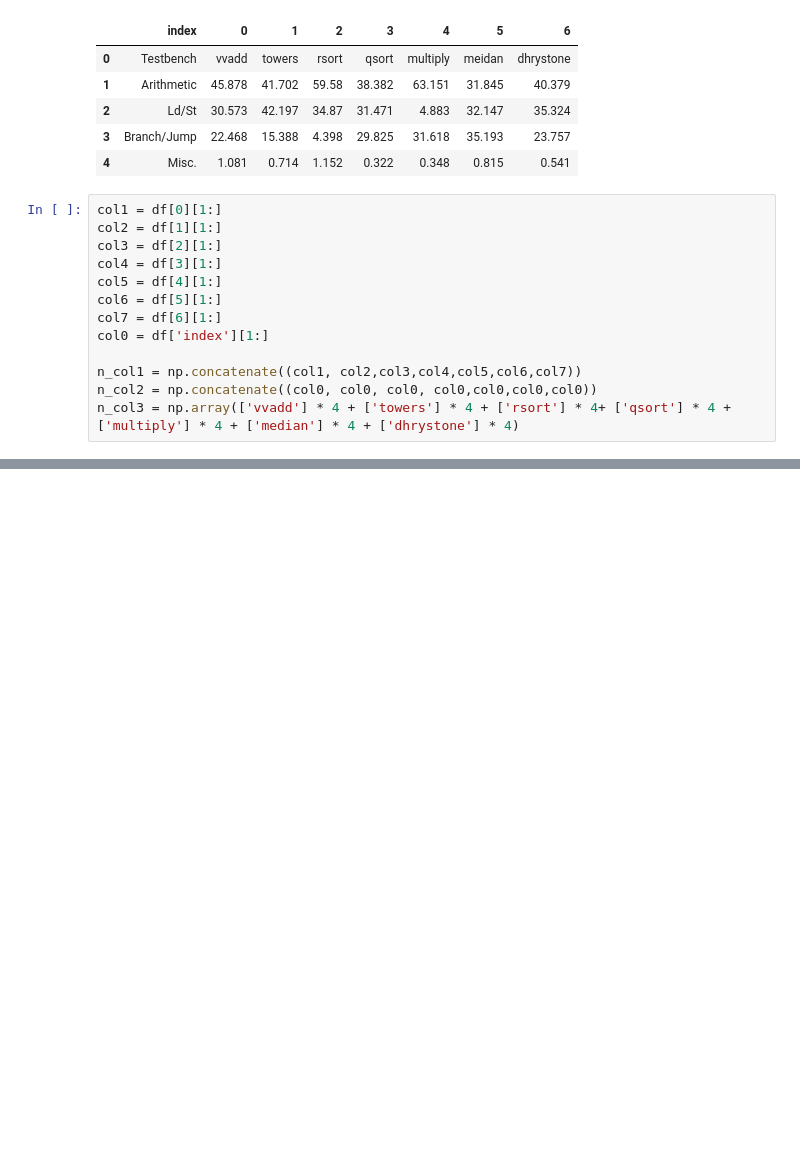
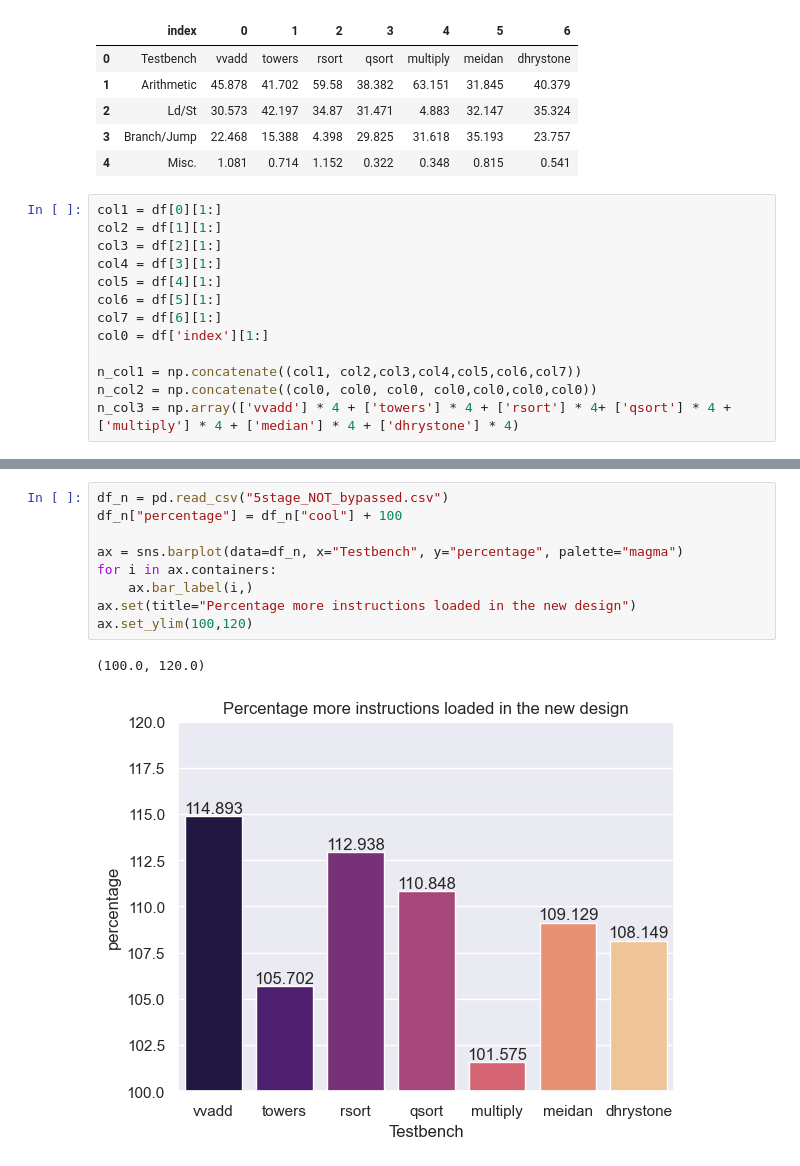
Before and after one commit to iansseijelly/152_lab1, a Jupyter notebook: lab1.ipynb, the cells around one changed output, grey strips where cells are left out. Drawn from its saved outputs; the diff is of its cells as text; blank space fills up the shorter version.

```diff
--- a/lab1.ipynb
+++ b/lab1.ipynb
@@ -69,0 +149,12 @@ the CPI for dhrystone is 1.47474 with 2-cycle load/store, and is 1.1215000000000
+# %%
+df_n = pd.read_csv("5stage_NOT_bypassed.csv")
+df_n["percentage"] = df_n["cool"] + 100
+
+ax = sns.barplot(data=df_n, x="Testbench", y="percentage", palette="magma")
+for i in ax.containers:
+    ax.bar_label(i,)
+ax.set(title="Percentage more instructions loaded in the new design")
+ax.set_ylim(100,120)
+# %% [output]
+(100.0, 120.0)
+[figure, added]
```
Also changed, not shown: parts of 10 cells of this notebook, 6 other files.
